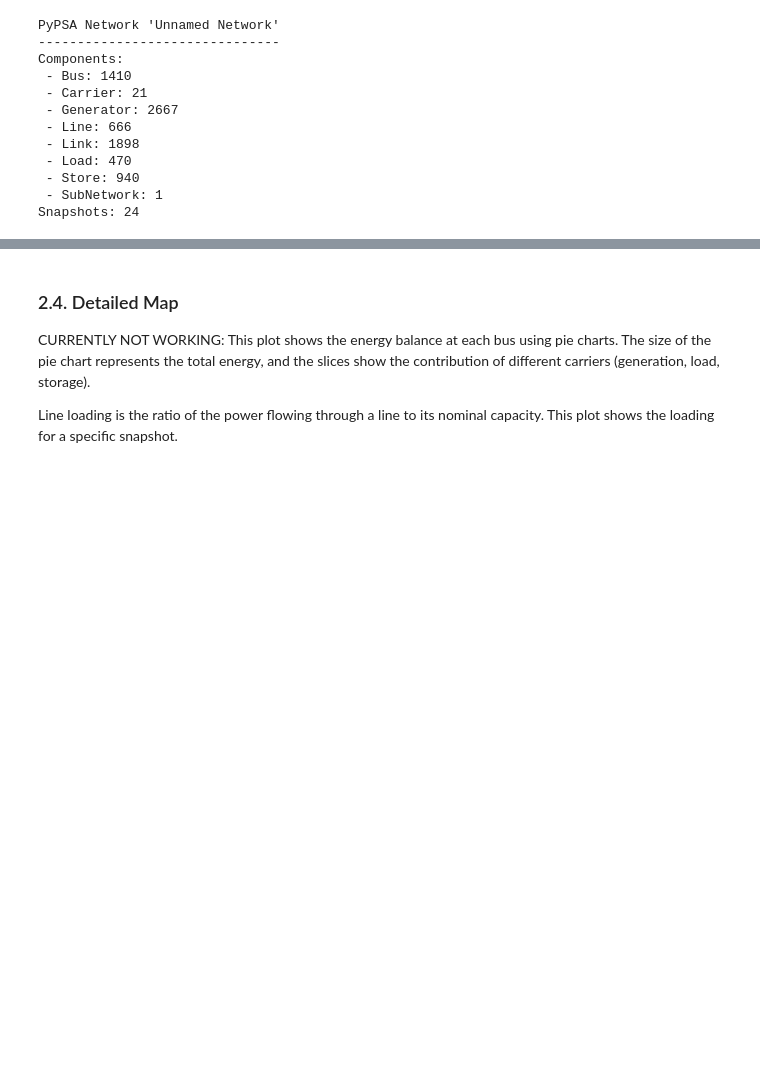
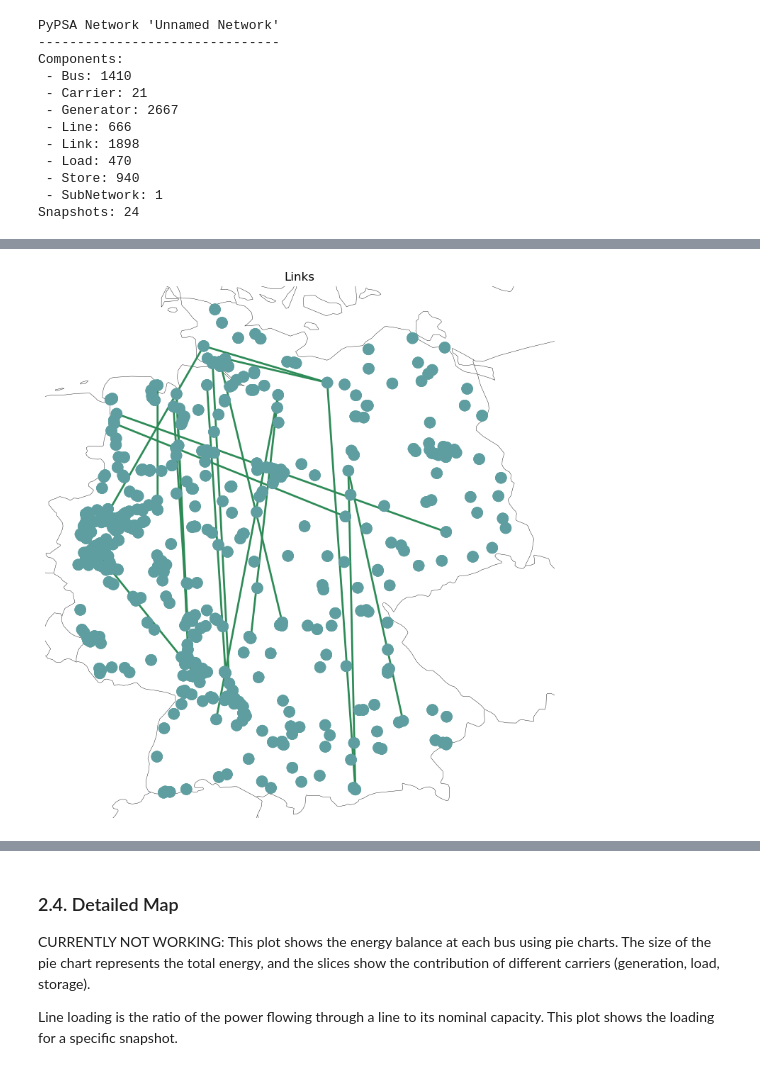
Before and after one commit to Luca2299/pypsa-eur, a Jupyter notebook: notebooks/PyPSA_Network_Analysis.ipynb, the cells around one changed output, grey strips where cells are left out. Cells and saved outputs as stored; diff of their text form; code cells hidden in the pictures; blank space fills up the shorter version.

```diff
--- a/notebooks/PyPSA_Network_Analysis.ipynb
+++ b/notebooks/PyPSA_Network_Analysis.ipynb
@@ -122,0 +167,24 @@ plt.show()
+# %%
+fig, ax = plt.subplots(
+    1,
+    1,
+    figsize=(10, 8),
+    subplot_kw={"projection": ccrs.EqualEarth()},
+)
+
+# To plot only DC links, we make the AC lines transparent.
+n.plot(
+    ax=ax,
+    geomap=True,
+    bus_sizes=0.01,
+    line_colors='black',  # Base color, will be made transparent
+    line_alpha=0.0,  # Make AC lines fully transparent
+    link_colors='seagreen',
+    link_widths=2.0,
+    title="Links"
+);
+
+plt.tight_layout()
+plt.show()
+# %% [output]
+[figure, added]
```
Also changed, not shown: parts of 18 cells of this notebook, 3 other files.
